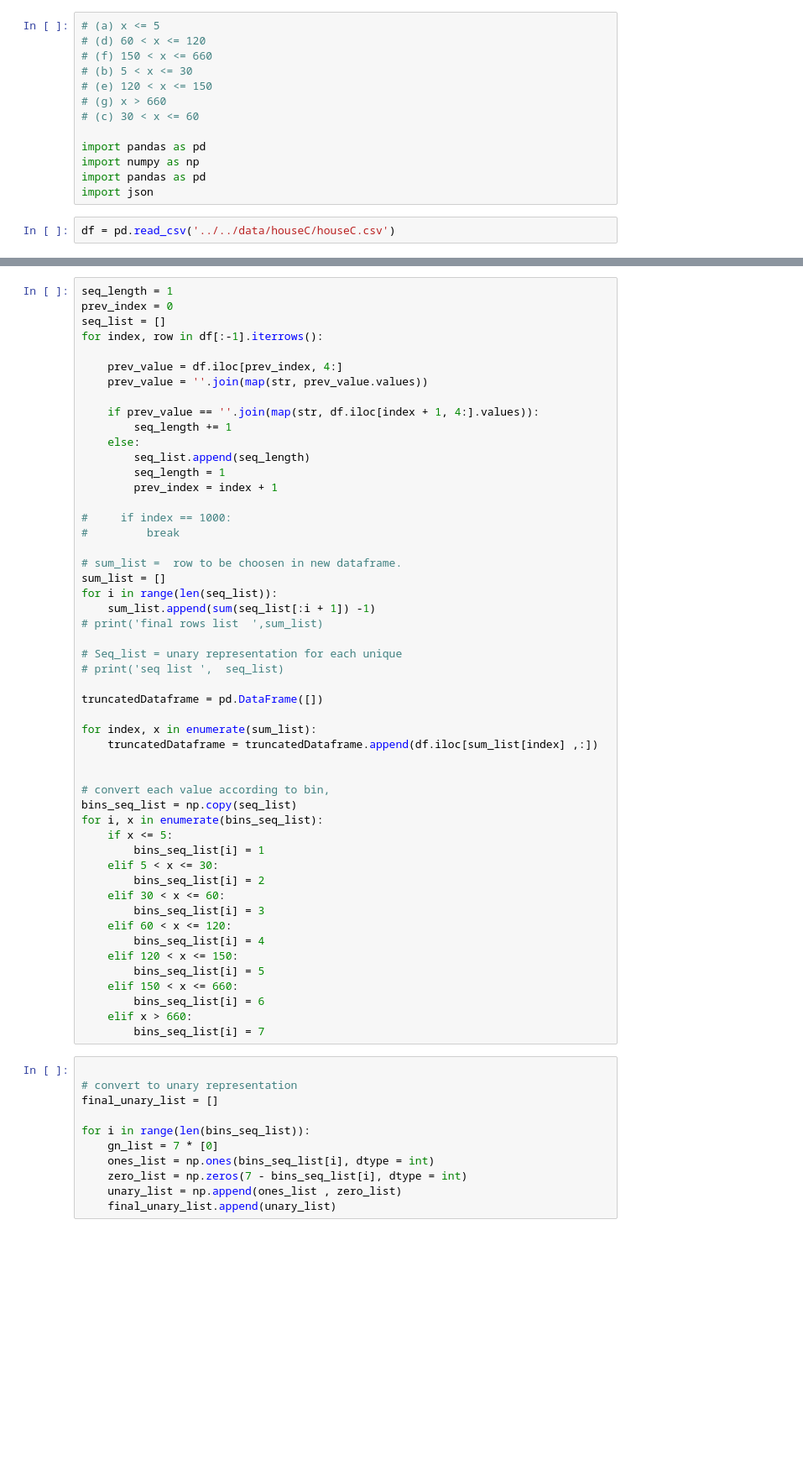
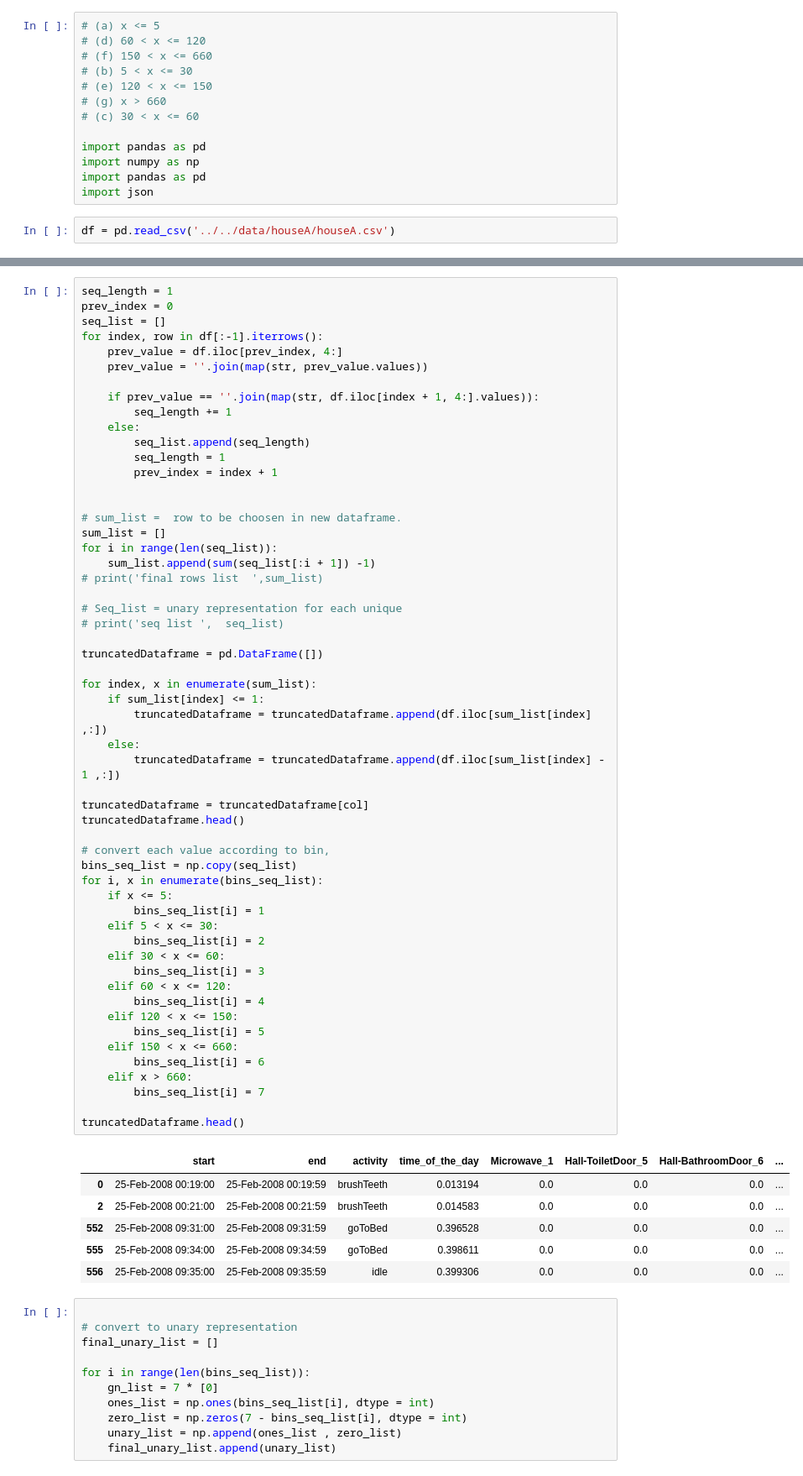
Before and after one commit to harshgrovr/Graphs-Approaches-for-Activity-Recognition-Independent-of-House-Layout, a Jupyter notebook: related_code/3-basics/code.ipynb, the cells around one changed output, grey strips where cells are left out. Shown at 84% size. Saved outputs shown, nothing was run; the diff lists cells and outputs as text; blank space fills up the shorter version.

```diff
--- a/related_code/3-basics/code.ipynb
+++ b/related_code/3-basics/code.ipynb
@@ -384,4 +384,4 @@ import numpy as np
 import pandas as pd
 import json
 # %%
-df = pd.read_csv('../../data/houseC/houseC.csv')
+df = pd.read_csv('../../data/houseA/houseA.csv')
@@ -390,7 +392,6 @@ seq_length = 1
 prev_index = 0
 seq_list = []
 for index, row in df[:-1].iterrows():
-
     prev_value = df.iloc[prev_index, 4:]
     prev_value = ''.join(map(str, prev_value.values))
 
@@ -401,41 +402,53 @@ for index, row in df[:-1].iterrows():
         seq_length = 1
         prev_index = index + 1
 
-#     if index == 1000:
-#         break
 
 # sum_list =  row to be choosen in new dataframe.
 sum_list = []
 for i in range(len(seq_list)):
     sum_list.append(sum(seq_list[:i + 1]) -1)
 # print('final rows list  ',sum_list)
 
 # Seq_list = unary representation for each unique
 # print('seq list ',  seq_list)
 
 truncatedDataframe = pd.DataFrame([])
 
 for index, x in enumerate(sum_list):
-    truncatedDataframe = truncatedDataframe.append(df.iloc[sum_list[index] ,:])
+    if sum_list[index] <= 1:
+        truncatedDataframe = truncatedDataframe.append(df.iloc[sum_list[index] ,:])
+    else:
+        truncatedDataframe = truncatedDataframe.append(df.iloc[sum_list[index] - 1 ,:])
 
+truncatedDataframe = truncatedDataframe[col]
+truncatedDataframe.head()
 
 # convert each value according to bin,
 bins_seq_list = np.copy(seq_list)
 for i, x in enumerate(bins_seq_list):
     if x <= 5:
         bins_seq_list[i] = 1
     elif 5 < x <= 30:
         bins_seq_list[i] = 2
     elif 30 < x <= 60:
         bins_seq_list[i] = 3
     elif 60 < x <= 120:
         bins_seq_list[i] = 4
     elif 120 < x <= 150:
         bins_seq_list[i] = 5
     elif 150 < x <= 660:
         bins_seq_list[i] = 6
     elif x > 660:
         bins_seq_list[i] = 7
+
+truncatedDataframe.head()
+# %% [output]
+|  | start | end | activity | time_of_the_day | Microwave_1 | Hall-ToiletDoor_5 | Hall-BathroomDoor_6 | ... |
+| 0 | 25-Feb-2008 00:19:00 | 25-Feb-2008 00:19:59 | brushTeeth | 0.013194 | 0.0 | 0.0 | 0.0 | ... |
+| 2 | 25-Feb-2008 00:21:00 | 25-Feb-2008 00:21:59 | brushTeeth | 0.014583 | 0.0 | 0.0 | 0.0 | ... |
+| 552 | 25-Feb-2008 09:31:00 | 25-Feb-2008 09:31:59 | goToBed | 0.396528 | 0.0 | 0.0 | 0.0 | ... |
+| 555 | 25-Feb-2008 09:34:00 | 25-Feb-2008 09:34:59 | goToBed | 0.398611 | 0.0 | 0.0 | 0.0 | ... |
+| 556 | 25-Feb-2008 09:35:00 | 25-Feb-2008 09:35:59 | idle | 0.399306 | 0.0 | 0.0 | 0.0 | ... |
 # %%
 
 # convert to unary representation
```
Also changed, not shown: parts of 17 cells of this notebook, 1 other file.
